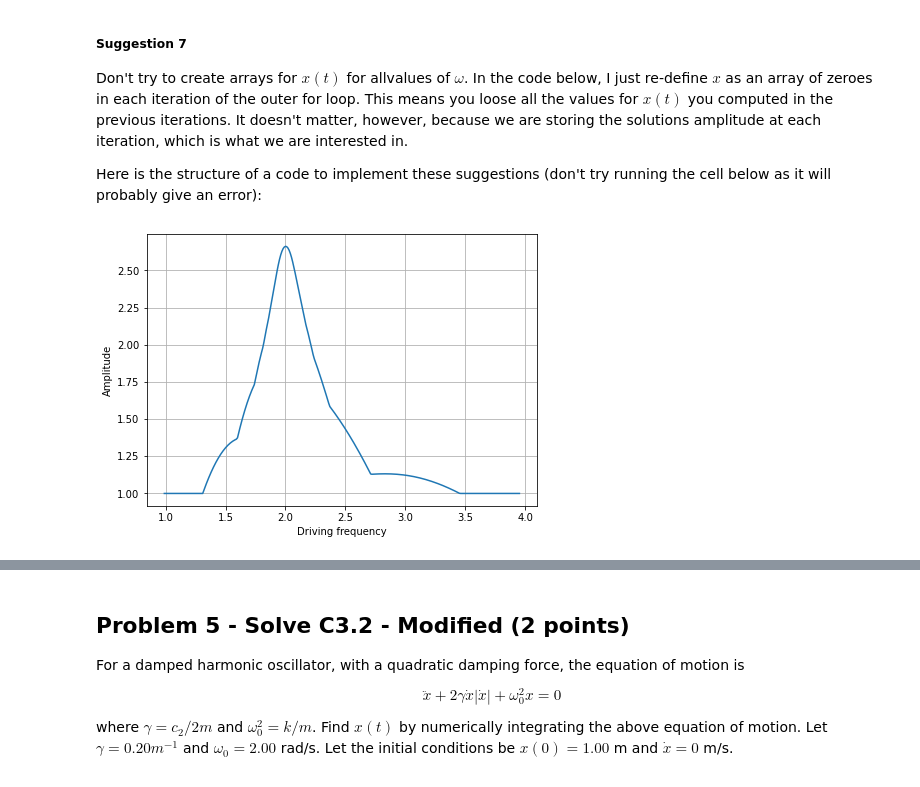
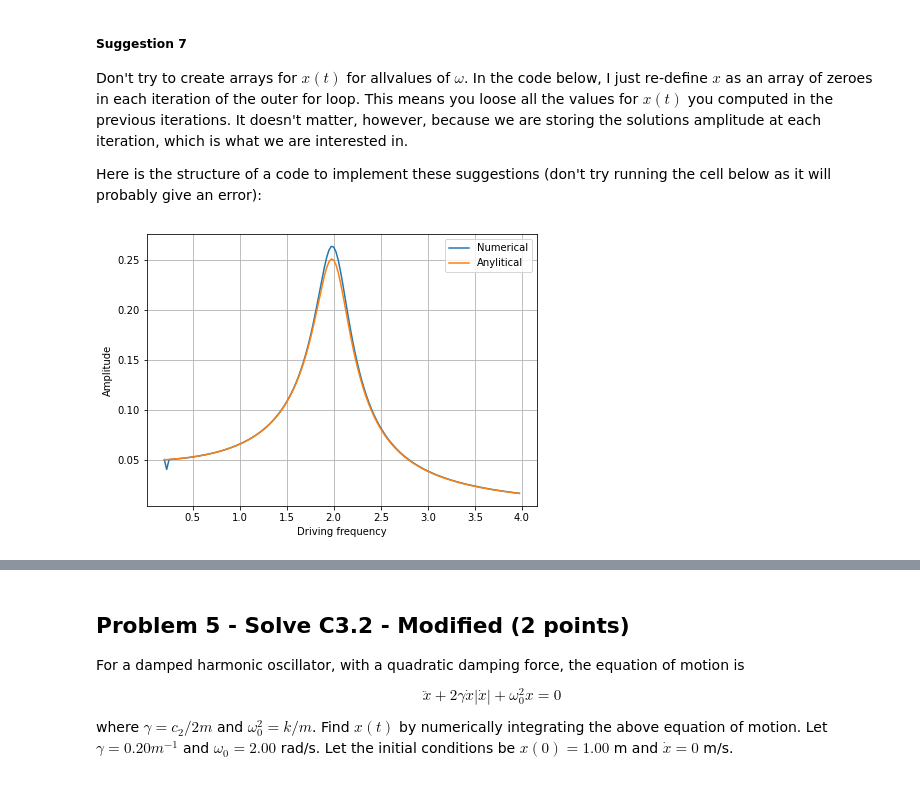
Before and after one commit to Youngposeidon/computational-mechanics-delivery, a Jupyter notebook: project2.ipynb, the cells around one changed output, grey strips where cells are left out. Drawn from its saved outputs; the diff is of its cells as text; code cells hidden in the pictures.

```diff
--- a/project2.ipynb
+++ b/project2.ipynb
@@ -350,6 +350,20 @@ These are the parameters I used:
 And here is what your plot should look like, approximately:
 
 Notice that in the second (right) half of my time axis, the three solutions have become stable cosine functions. They have different frequencies (because the oscillator is being driven at different frequencies in each case) and also different amplitudes! Notice that the one closer to the resonant frequency (yellow) has the largest amplidute.
+# %%
+# forced runge kutta method, includes w and f0 and uses them for the forced case
+
+def rk2force(xi, vi, k, m, c, w, f0, ti):
+    a = - c*vi/m - k/m*xi - f0*np.cos(w*ti)/m             # Put the code to compute accelleration with the Euler method here.
+    tt = ti + 0.5*dt
+    vt = vi + 0.5*a*dt                # v_tilde -> estimate velocity at centre of time step using the Euler method
+    xt = xi + 0.5*vi*dt               # x_tilde -> estimate position at centre of time step using the Euler method
+    at = - c*vt/m - k*xt/m - f0*np.cos(w*tt)/m             # a_tilde -> estimate acceleration at the centre of time step
+
+    vf = vi + dt*a                    # Velocity at next time point with the RK2 method
+    xf = xi + dt*vt                   # Position at next time point with the RK2 method
+
+    return xf, vf
 # %%
 # Define parameters k, m, dt and tf here. Also define the time array "t".
 # Also define and initialize all arrays to hold the values of "x" and "v".
@@ -362,7 +376,7 @@ dt = 0.01 # time step
 x0 = 1 # inital position in m
 v0 = 0 # inital velocity in m/s
 
-f0 = 0.01
+f0 = 0.1
 
 # initalize arrays and set inital values for all 3 cases
 t = np.arange(0,tf,dt)
@@ -380,19 +394,20 @@ x3 = np.zeros(len(t))
 x3[0] = x0
 
 c =  0.1*w0              # Under damped
-wr = np.sqrt(w0**2 - 2*c**2) # get wr
+gamma = c/(2*m)
+wr = np.sqrt(w0**2 - c**2) # get wr
 
 w = 0.5*wr # below resonant frequency
 for i in range(0, len(t)-1):   # This is how you create an iterator loop in Python.
-    x1[i+1], v1[i+1] = rk2(x1[i] - f0*np.cos(w*t[i]), v1[i] - w*f0*np.sin(w*t[i]), k, m, c)
+    x1[i+1], v1[i+1] = rk2force(x1[i], v1[i], k, m, c, w, f0, t[i])
 
 w = wr # resonant frequency
 for i in range(0, len(t)-1):   # This is how you create an iterator loop in Python.
-    x2[i+1], v2[i+1] = rk2(x2[i] - f0*np.cos(w*t[i]), v2[i] - w*f0*np.sin(w*t[i]), k, m, c)
+    x2[i+1], v2[i+1] = rk2force(x2[i], v2[i], k, m, c, w, f0, t[i])
 
 w = 2*wr # above resonent frequency
 for i in range(0, len(t)-1):   # This is how you create an iterator loop in Python.
-    x3[i+1], v3[i+1] = rk2(x3[i] - f0*np.cos(w*t[i]), v3[i] - w*f0*np.sin(w*t[i]), k, m, c)
+    x3[i+1], v3[i+1] = rk2force(x3[i], v3[i], k, m, c, w, f0, t[i])
 
 PhysPlot.multiplot(t, [x1,x2,x3], ["Below resonent frequency","Resonant frequency", "Above resonant frequency"], r"Time ($ts$)", r"Position ($m$)")
 # %% [output]
@@ -427,38 +442,45 @@ Here is the structure of a code to implement these suggestions (don't try runnin
 # %%
 # RK2 Method integration of the driven, damped HO
 
 # Define parameters k, m, c, f0, dt, tf, v0 and x0 here. Also define the time array "t".
 
 # Define the function "rk2" to compute one step of the integration here.
 # Remember it needs to accept an argument for the driving frequency omega, in addition to the current values of x and v.
 
 # amplitudes = []
 # for ii in range(len(xx)):
 #     amplitudes.append(np.amax(abs(xx[ii][mask])))
 
-oms = np.arange(0.5*wr,2*wr,0.01)
+tf = 20*2*np.pi/w0
+t = np.arange(0,tf,dt)
+
+oms = np.arange(0.1*wr,2*wr,0.025)
 # oms = np.arange(4, 16, 0.15)       # Define array with all values of omega to solve for.
+anylitical = np.zeros(len(oms))  # create empty array for holding anylitical solution
 amps = np.zeros(len(oms))          # Array to hold the amplitude values. Should be the same size as "oms".
 for j in range(0, len(oms)):       # For-loop to iterate over all values of omega.
     om = oms[j]                    # Assign the value of omega for this iteration.
     v = np.zeros(len(t))           # Creates an array the same size as t that is all zeroes. Will contain the solutions to the velocity at every time step.
     x = np.zeros(len(t))           # Creates an array the same size as t that is all zeroes. Will contain the solutions to the position at every time step.
     v[0] = v0                      # Assign the value of the first entry of the velocity array with the initial condition. Python arrays are zero-based.
     x[0] = x0                      # Assign the value of the first entry of the position array with the initial condition. Python arrays are zero-based.
     # Run the loop
     for i in range(0, len(t)-1):     # For-loop to do the integration for this value of omega.
-        x[i+1], v[i+1] = rk2(x[i] - f0*np.cos(om*t[i]), v[i], k, m, c)    # Call function "rk2" to campute one integration step.
+        x[i+1], v[i+1] = rk2force(x[i], v[i], k, m, c, om, f0, t[i])    # Call function "rk2" to campute one integration step.
 
     # This code come after the for loop for the integration is over (because of the indentation).
-    amps[j] = np.amax(x[:3500])     # Compute the amplitude for this value of omega. I slice the "x" array from entry 300. You might have to use a different value.
+    amps[j] = np.amax(x[4500:])     # Compute the amplitude for this value of omega. I slice the "x" array from entry 300. You might have to use a different value.
+#     if j==10:
+#         plt.plot(t[3500:], x[3500:])
+#         print(np.amax(x[3500:]))
 
-# anylitical =
+    anylitical[j] = f0/(m*np.sqrt(4*gamma**2*om**2 + (w0**2 - om**2)**2))
 
-PhysPlot.plot(oms, amps, r"Driving frequency", r"Amplitude")
+#PhysPlot.plot(oms, amps, r"Driving frequency", r"Amplitude")
 
-# PhysPlot.multiplot(oms, [amps, anylitical], ["Numerical", "Anylitical"], r"Driving frequency", r"Amplitude")
+PhysPlot.multiplot(oms, [amps, anylitical], ["Numerical", "Anylitical"], r"Driving frequency", r"Amplitude")
 # %% [output]
-[figure, old version]
+[figure, new version]
 # %% [markdown]
 After computing the amplitudes you should plot it against the values of omega. You should also plot the analytic solution we derived in class to compare both of them. Here is what your plot might look like:
 
```
Also changed, not shown: parts of 2 cells of this notebook.
